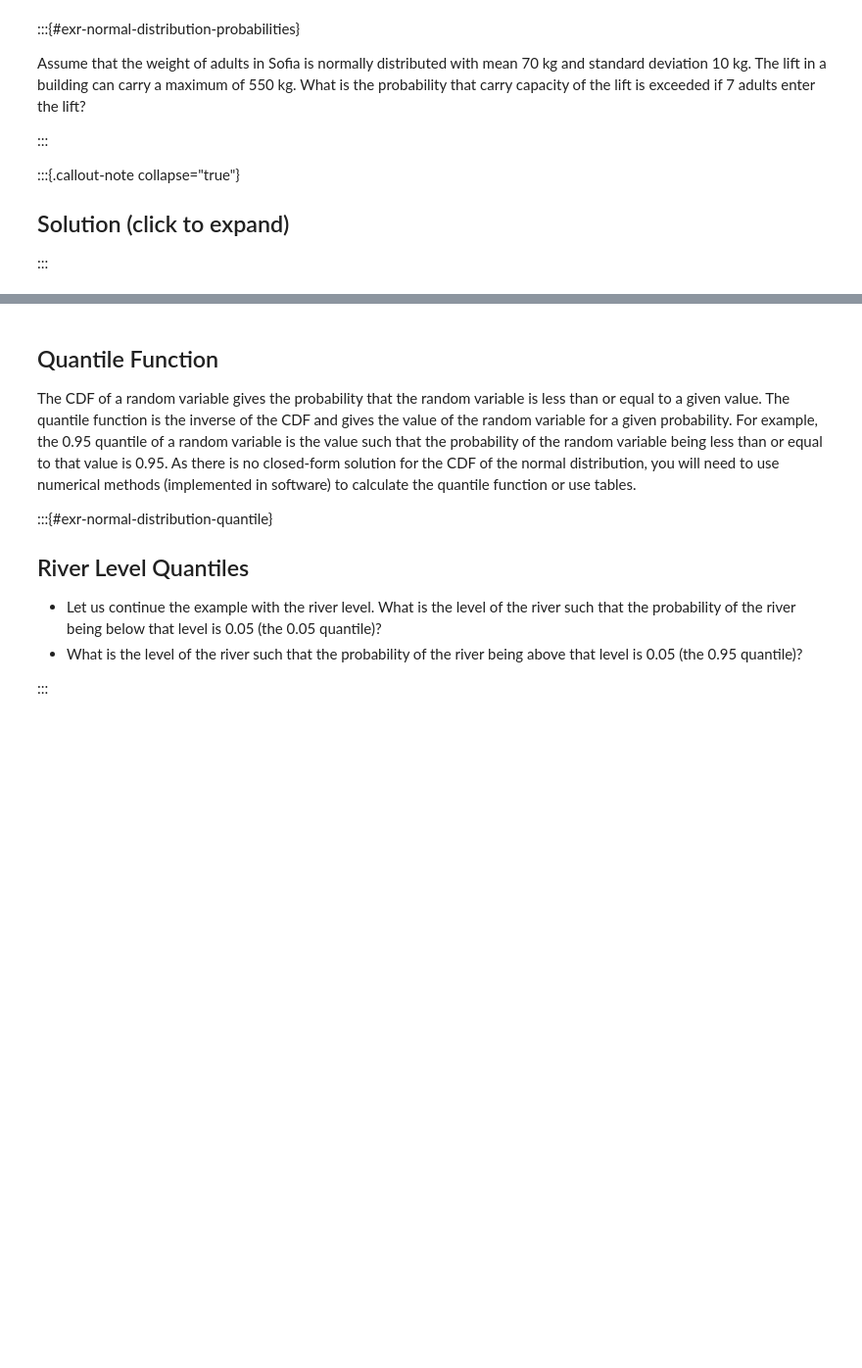
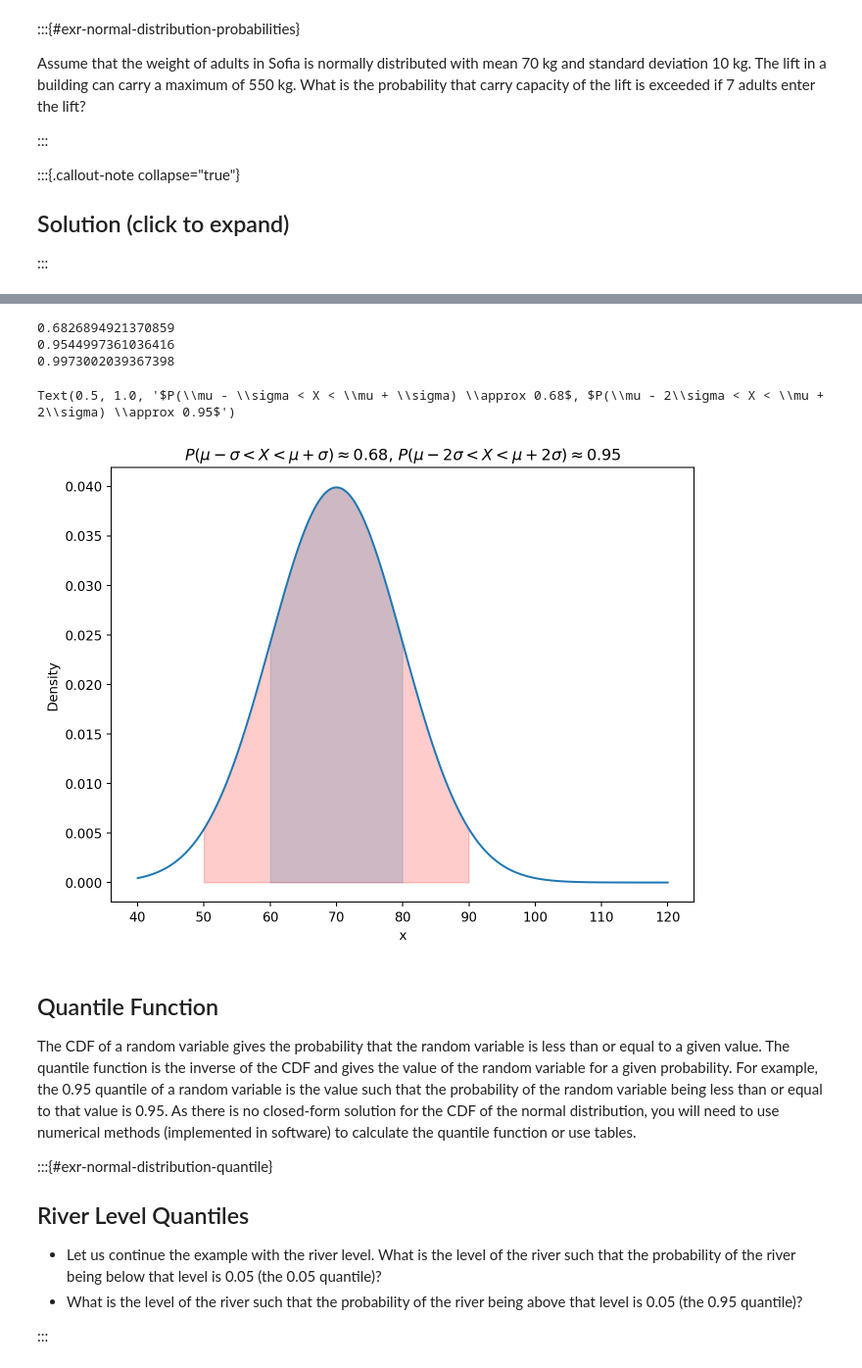
Before and after one commit to febse/stat2024, a Jupyter notebook: 11-Continuous-Distributions.ipynb, the cells around one changed output, grey strips where cells are left out. Shown at 98% size. Drawn from its saved outputs; the diff is of its cells as text; code cells hidden in the pictures; blank space fills up the shorter version.

```diff
--- a/11-Continuous-Distributions.ipynb
+++ b/11-Continuous-Distributions.ipynb
@@ -699,3 +748,38 @@ np.max(weight)
+# %%
+# See this with code
+# Run the code for different value of mu and sd and see that the probabilities don't change
+
+mu = 70
+sd = 10
+
+# One sigma above and below the mean
+print(stats.norm.cdf(mu + sd, loc=mu, scale=sd) - stats.norm.cdf(mu - sd, loc=mu, scale=sd))
+
+# Two sigma above and below the mean
+print(stats.norm.cdf(mu + 2*sd, loc=mu, scale=sd) - stats.norm.cdf(mu - 2*sd, loc=mu, scale=sd))
+
+# Three sigma above and below the mean
+print(stats.norm.cdf(mu + 3*sd, loc=mu, scale=sd) - stats.norm.cdf(mu - 3*sd, loc=mu, scale=sd))
+# %% [output]
+0.6826894921370859
+0.9544997361036416
+0.9973002039367398
+# %%
+# Visualize the probability for one sigma above and below the mean
+
+x = np.linspace(40, 120, 1000)
+y = stats.norm.pdf(x, loc=mu, scale=sd)
+
+plt.figure(figsize=(8, 6))
+plt.plot(x, y)
+plt.fill_between(x, y, where=((x > mu - sd) & (x < mu + sd)), color='skyblue', alpha=0.5)
+plt.fill_between(x, y, where=((x > mu - 2 *sd) & (x < mu + 2 * sd)), color='red', alpha=0.2)
+plt.xlabel('x')
+plt.ylabel('Density')
+plt.title(r'$P(\mu - \sigma < X < \mu + \sigma) \approx 0.68$, $P(\mu - 2\sigma < X < \mu + 2\sigma) \approx 0.95$')
+# %% [output]
+Text(0.5, 1.0, '$P(\\mu - \\sigma < X < \\mu + \\sigma) \\approx 0.68$, $P(\\mu - 2\\sigma < X < \\mu + 2\\sigma) \\approx 0.95$')
+[figure, added]
 # %% [markdown]
 ## Quantile Function
 
```
Also changed, not shown: parts of 19 cells of this notebook, 2 other files.
